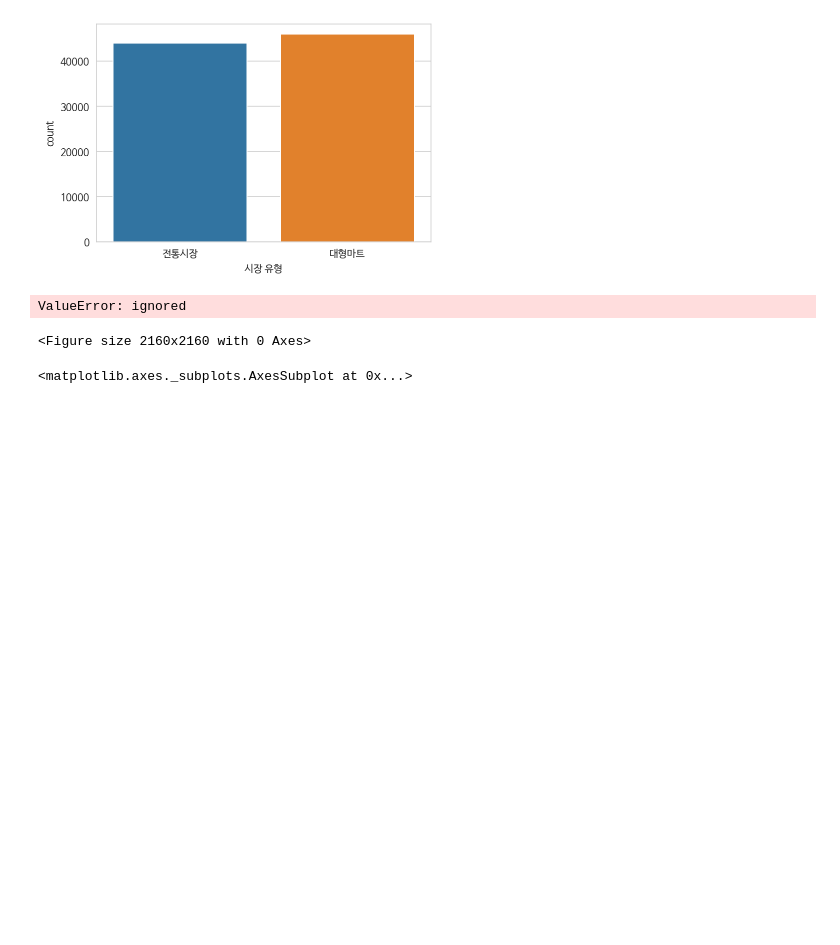
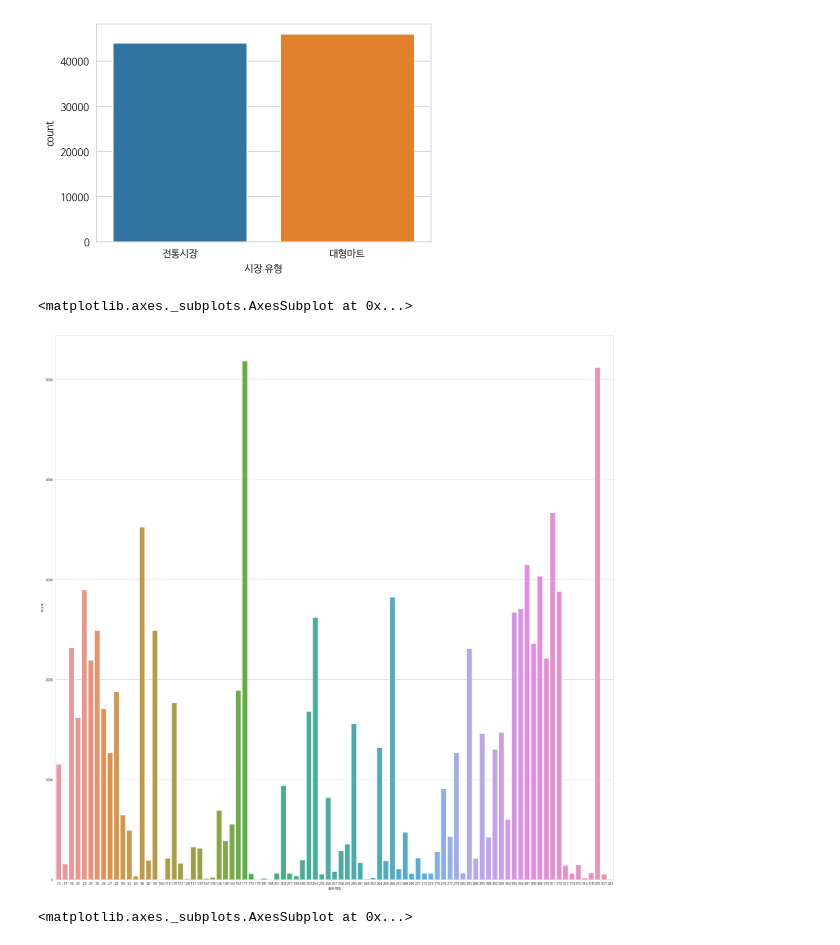
Before and after one commit to JinnyYam/mining22, a Jupyter notebook: ITB_기말팀플.ipynb, the cells around one changed output. Saved outputs shown, nothing was run; the diff lists cells and outputs as text; code cells hidden in the pictures; blank space fills up the shorter version.

```diff
--- a/ITB_기말팀플.ipynb
+++ b/ITB_기말팀플.ipynb
@@ -903,10 +903,10 @@ sns.countplot(data=df, x='시장 유형') #전체 데이터프레임 내 시장
 # %%
 #품목 분포
 plt.figure(figsize=(30,30))
-sns.countplot(data=df, x='품목')
+sns.countplot(data=df, x='품목 번호')
 # %% [output]
-ValueError: ignored
+<matplotlib.axes._subplots.AxesSubplot at 0x...>
-<Figure size 2160x2160 with 0 Axes>
+[figure, added]
 # %%
 #데이터프레임 내 구 분포
 plt.figure(figsize=(15,15))
```
Also changed, not shown: parts of 1 cell of this notebook.
